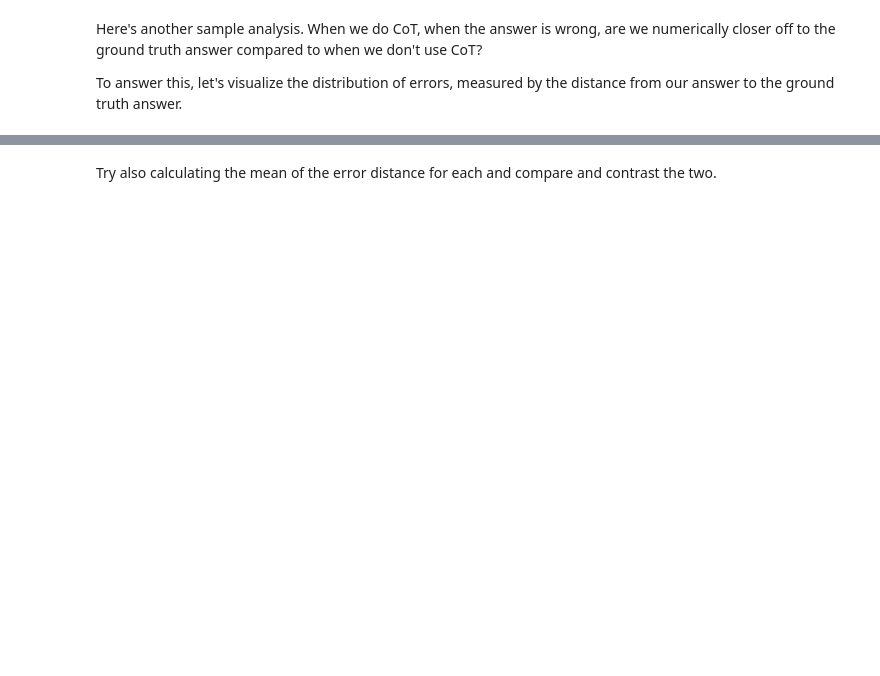
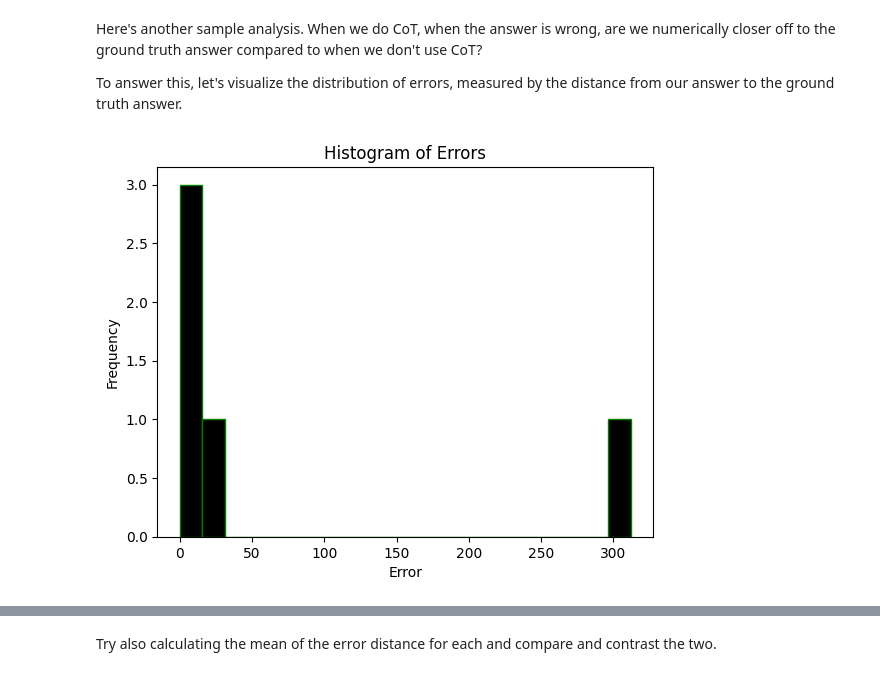
Before and after one commit to 1amSimp1e/AlgoVerseResearch, a Jupyter notebook: intro-llm-algoverse.ipynb, the cells around one changed output, grey strips where cells are left out. Saved outputs shown, nothing was run; the diff lists cells and outputs as text; code cells hidden in the pictures; blank space fills up the shorter version.

Commit message:
Kaggle Notebook | INTRO-LLM_ALGOVERSE | Version 2

```diff
--- a/intro-llm-algoverse.ipynb
+++ b/intro-llm-algoverse.ipynb
@@ -590,7 +590,7 @@ def load_results_from_json(file_path):
     return results
 
 
-base_dir = '/content/drive/My Drive/'
+base_dir = '/kaggle/working'
 model_name = "phi1.5b"
 dataset_name = "gsm8k"
 
@@ -795,23 +836,25 @@ To answer this, let's visualize the distribution of errors, measured by the dist
 # %%
 import matplotlib.pyplot as plt
 
 def plot_errors(results, title='Histogram of Errors', xlabel='Error', ylabel='Frequency'):
     # Extract numerical true answers and output answers
     numerical_true_answers = [result['numerical_true_answer'] for result in results if result['numerical_true_answer'] is not None]
     numerical_output_answers = [result['numerical_output_answer'] for result in results if result['numerical_output_answer'] is not None]
 
     # Calculate the errors
     errors = [abs(true - output) for true, output in zip(numerical_true_answers, numerical_output_answers)]
 
     # Create the histogram
-    plt.hist(errors, bins=20, color='blue', edgecolor='black')
+    plt.hist(errors, bins=20, color='black', edgecolor='green')
     plt.title(title)
     plt.xlabel(xlabel)
     plt.ylabel(ylabel)
 
     # Show the plot
     plt.show()
 
-plot_errors(cot_results, title='Histogram of Errors', xlabel='Error', ylabel='Frequency'):
+plot_errors(cot_results, title='Histogram of Errors', xlabel='Error', ylabel='Frequency')
+# %% [output]
+[figure, added]
 # %%
 plot_errors(non_cot_results, title='Histogram of Errors', xlabel='Error', ylabel='Frequency') # make sure non_cot_results is defined by running it through the inference loop
```
Also changed, not shown: parts of 10 cells of this notebook.
